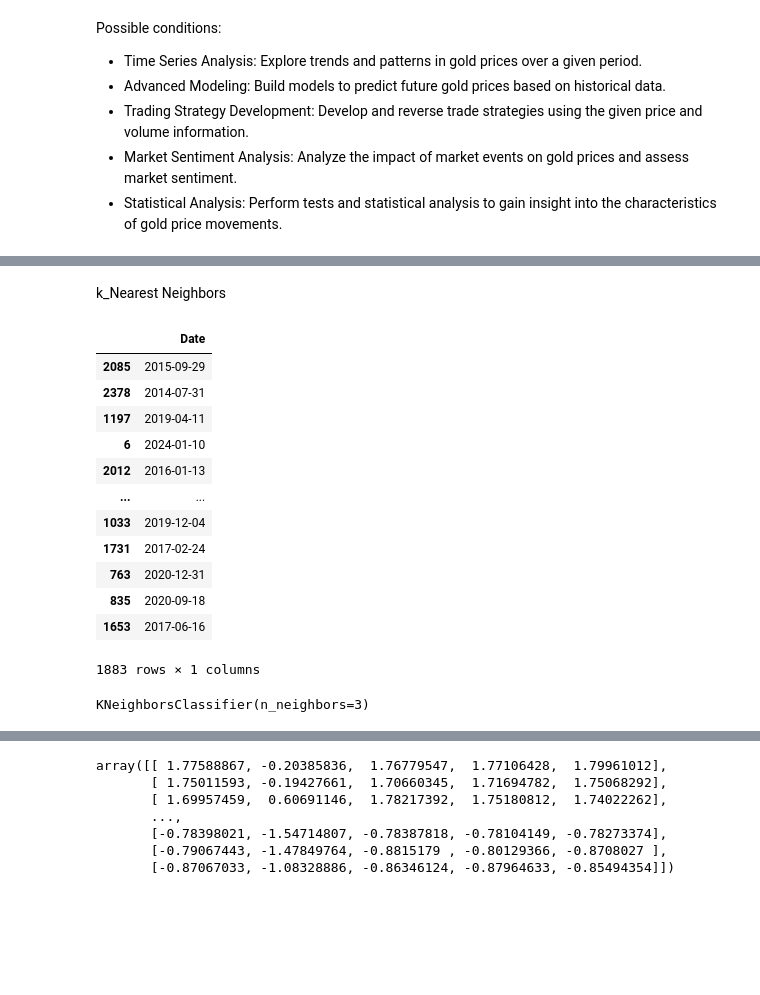
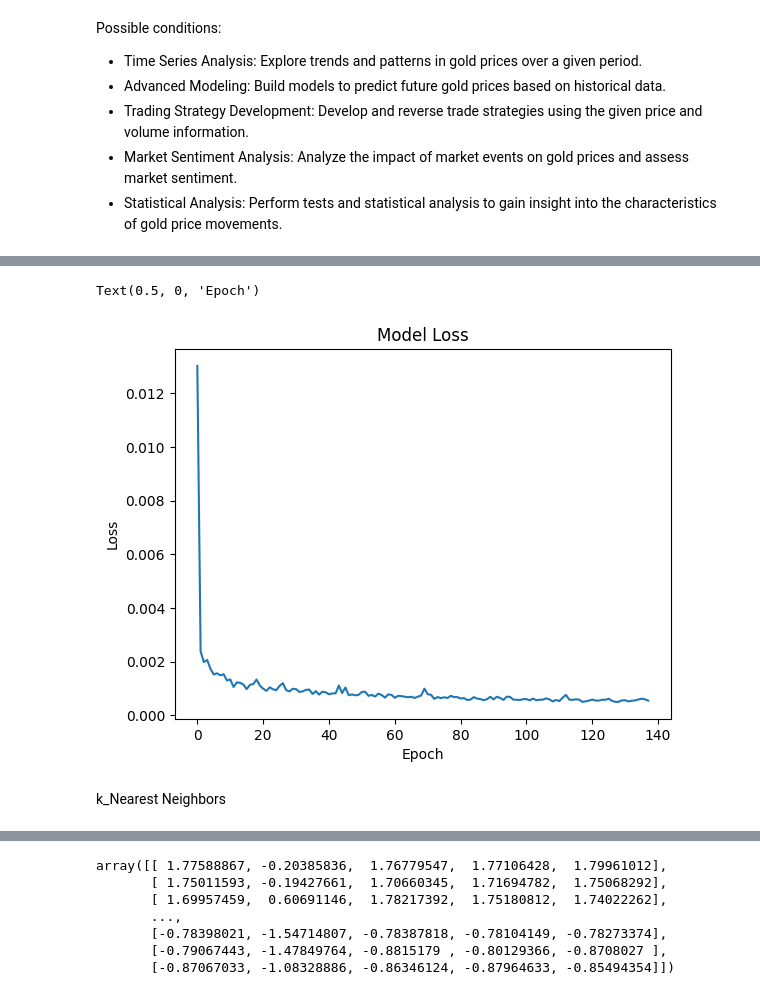
Before and after one commit to aldonaspirz/Gold_prices, a Jupyter notebook: gold_preprocessing.ipynb, the cells around one changed output, grey strips where cells are left out. Cells and saved outputs as stored; diff of their text form; code cells hidden in the pictures; blank space fills up the shorter version.

```diff
--- a/gold_preprocessing.ipynb
+++ b/gold_preprocessing.ipynb
@@ -194,0 +247,4 @@ mpl.style.available
+# %%
+regressor.compile(optimizer='adam', loss=tf.keras.losses.MeanSquaredError())
+# %%
+early_stopping = tf.keras.callbacks.EarlyStopping(monitor='loss', mode='min',patience=20)
@@ -195,3 +307,11 @@ mpl.style.available
+# %%
+plt.plot(history.history['loss'])
+plt.title('Model Loss')
+plt.ylabel('Loss')
+plt.xlabel('Epoch')
+# %% [output]
+Text(0.5, 0, 'Epoch')
+[figure, added]
 # %% [markdown]
 k_Nearest Neighbors
 # %%
@@ -201,21 +320,0 @@ knn=KNeighborsClassifier(n_neighbors=3)
-# %%
-scaled_X
-y_train
-# %% [output]
-|  | Date |
-| 2085 | 2015-09-29 |
-| 2378 | 2014-07-31 |
-| 1197 | 2019-04-11 |
-| 6 | 2024-01-10 |
-| 2012 | 2016-01-13 |
-| ... | ... |
-| 1033 | 2019-12-04 |
-| 1731 | 2017-02-24 |
-| 763 | 2020-12-31 |
-| 835 | 2020-09-18 |
-| 1653 | 2017-06-16 |
-1883 rows × 1 columns
-# %%
-knn.fit(scaled_X, y_train)
-# %% [output]
-KNeighborsClassifier(n_neighbors=3)
```
Also changed, not shown: parts of 53 cells of this notebook.
